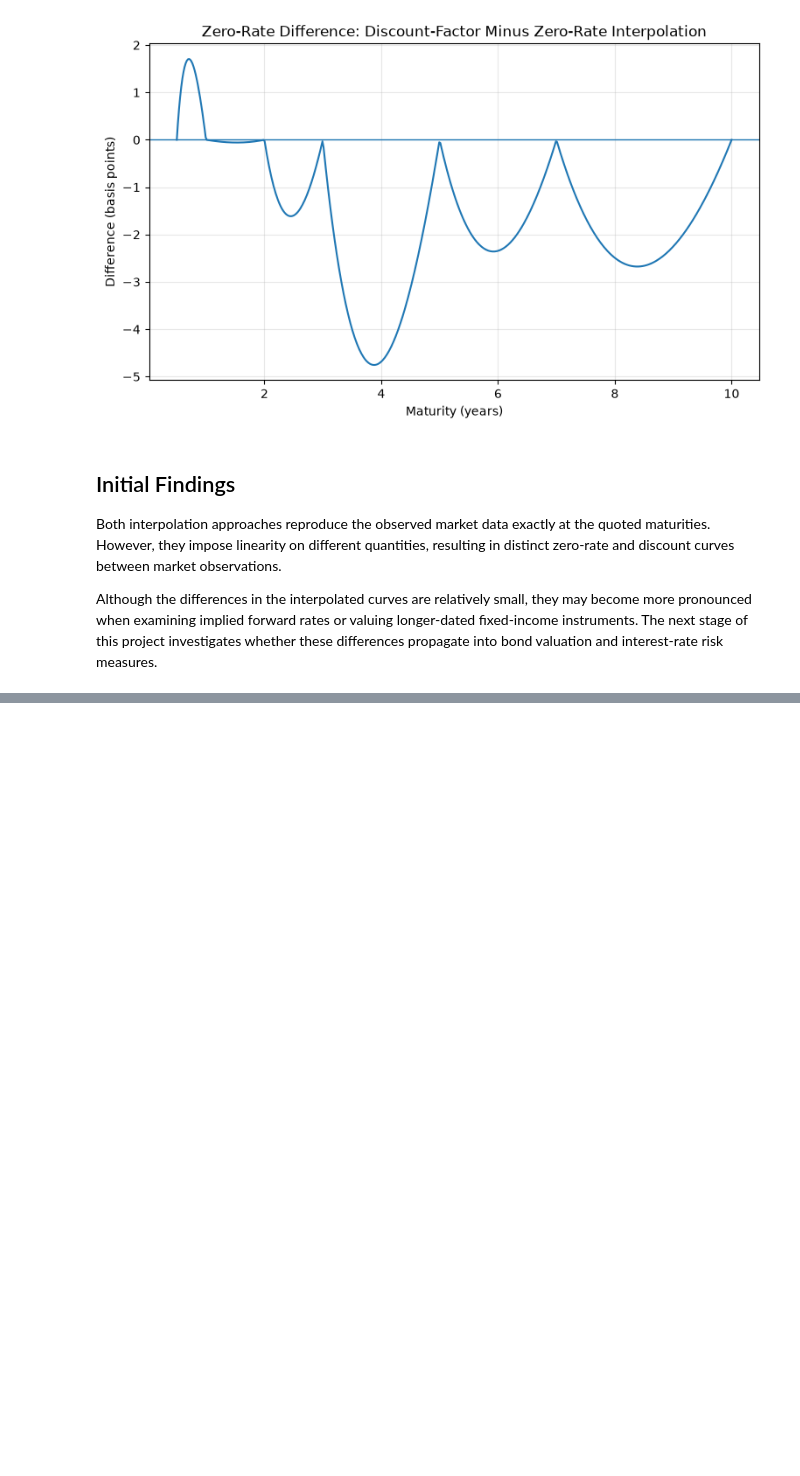
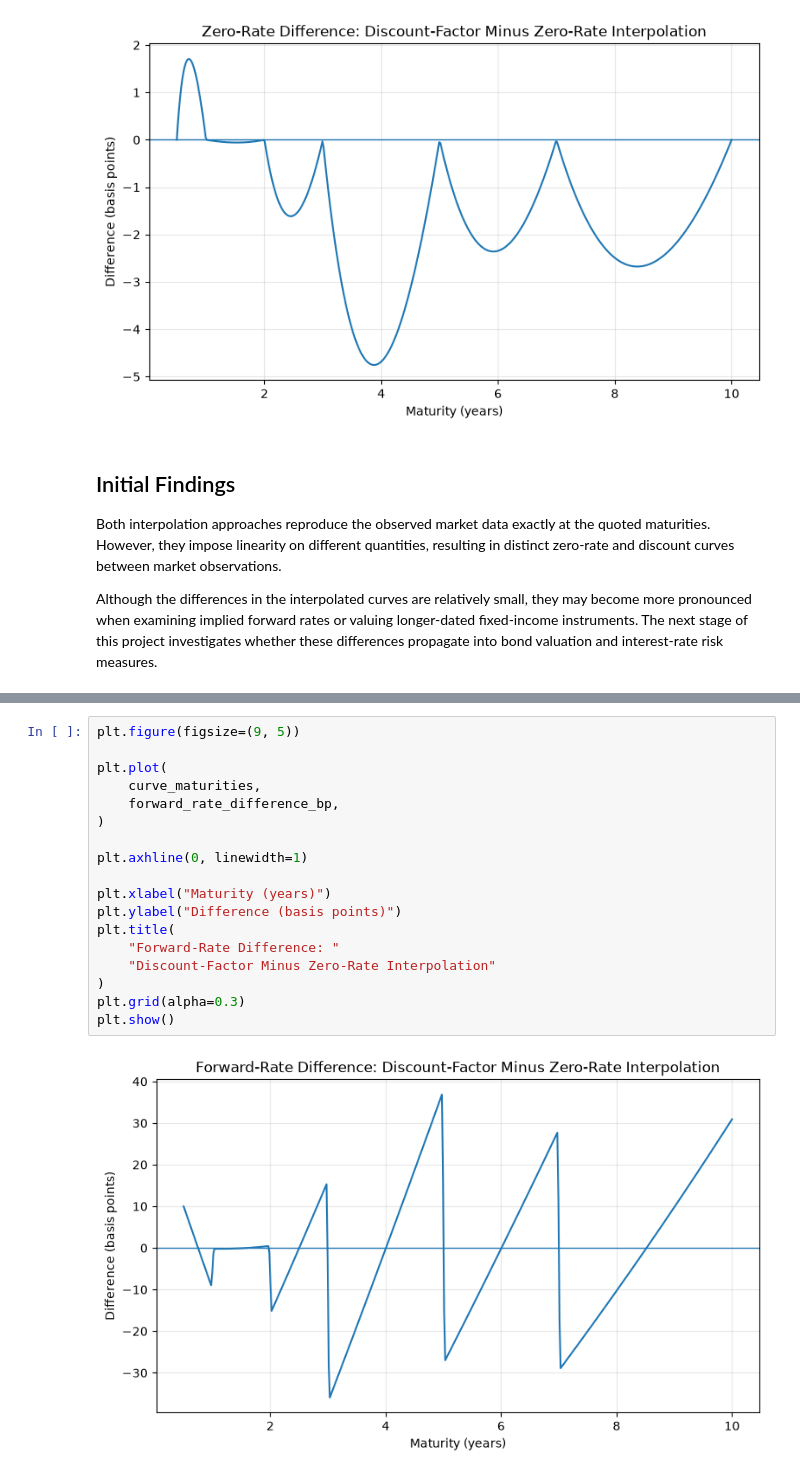
Before and after one commit to najiyahchow/yield-curve-fixed-income-pricing, a Jupyter notebook: notebooks/01_curve_construction.ipynb, the cells around one changed output, grey strips where cells are left out. Drawn from its saved outputs; the diff is of its cells as text; blank space fills up the shorter version.

```diff
--- a/notebooks/01_curve_construction.ipynb
+++ b/notebooks/01_curve_construction.ipynb
@@ -269,0 +333,20 @@ interest-rate risk measures.
+# %%
+plt.figure(figsize=(9, 5))
+
+plt.plot(
+    curve_maturities,
+    forward_rate_difference_bp,
+)
+
+plt.axhline(0, linewidth=1)
+
+plt.xlabel("Maturity (years)")
+plt.ylabel("Difference (basis points)")
+plt.title(
+    "Forward-Rate Difference: "
+    "Discount-Factor Minus Zero-Rate Interpolation"
+)
+plt.grid(alpha=0.3)
+plt.show()
+# %% [output]
+[figure, added]
```
Also changed, not shown: parts of 5 cells of this notebook.
